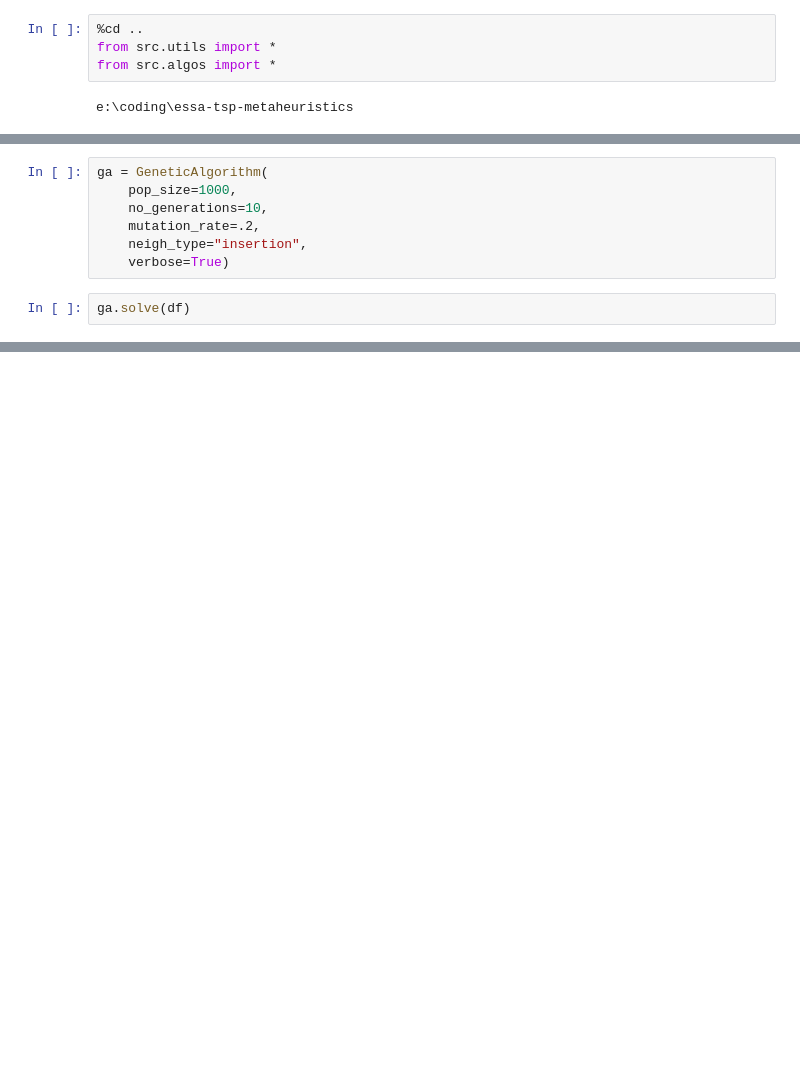
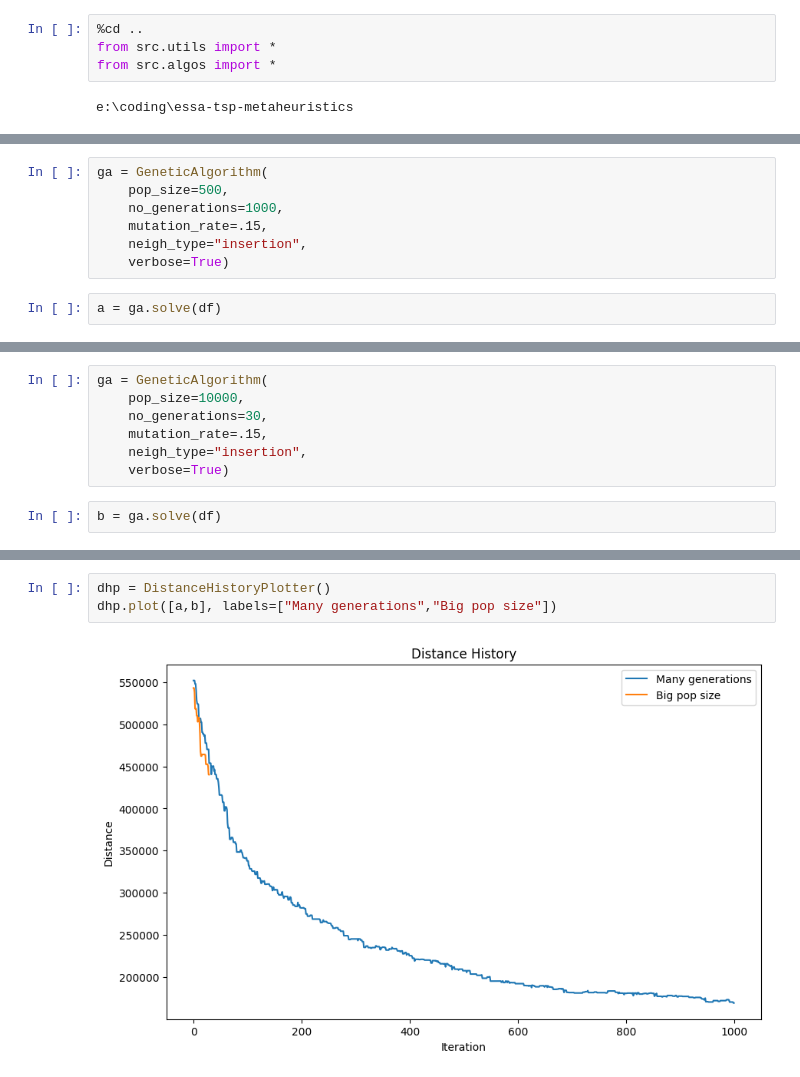
Before and after one commit to PanNorek/essa-tsp-metaheuristics, a Jupyter notebook: notebooks/tmp.ipynb, the cells around one changed output, grey strips where cells are left out. Drawn from its saved outputs; the diff is of its cells as text; blank space fills up the shorter version.

```diff
--- a/notebooks/tmp.ipynb
+++ b/notebooks/tmp.ipynb
@@ -9,10 +9,10 @@ df = load_data('data\TSP_29.xlsx')
 # %%
 ga = GeneticAlgorithm(
-    pop_size=1000,
-    no_generations=10,
-    mutation_rate=.2,
+    pop_size=500,
+    no_generations=1000,
+    mutation_rate=.15,
     neigh_type="insertion",
     verbose=True)
 # %%
-ga.solve(df)
+a = ga.solve(df)
 # %% [output]
@@ -30,0 +36,9 @@ Final population: Individual(path: 24...10, distance: 3675.00)
+# %%
+ga = GeneticAlgorithm(
+    pop_size=10000,
+    no_generations=30,
+    mutation_rate=.15,
+    neigh_type="insertion",
+    verbose=True)
+# %%
+b = ga.solve(df)
@@ -30,0 +63,5 @@ Final population: Individual(path: 24...10, distance: 3675.00)
+# %%
+dhp = DistanceHistoryPlotter()
+dhp.plot([a,b], labels=["Many generations","Big pop size"])
+# %% [output]
+[figure, added]
```
Also changed, not shown: parts of 3 cells of this notebook, 4 other files.
